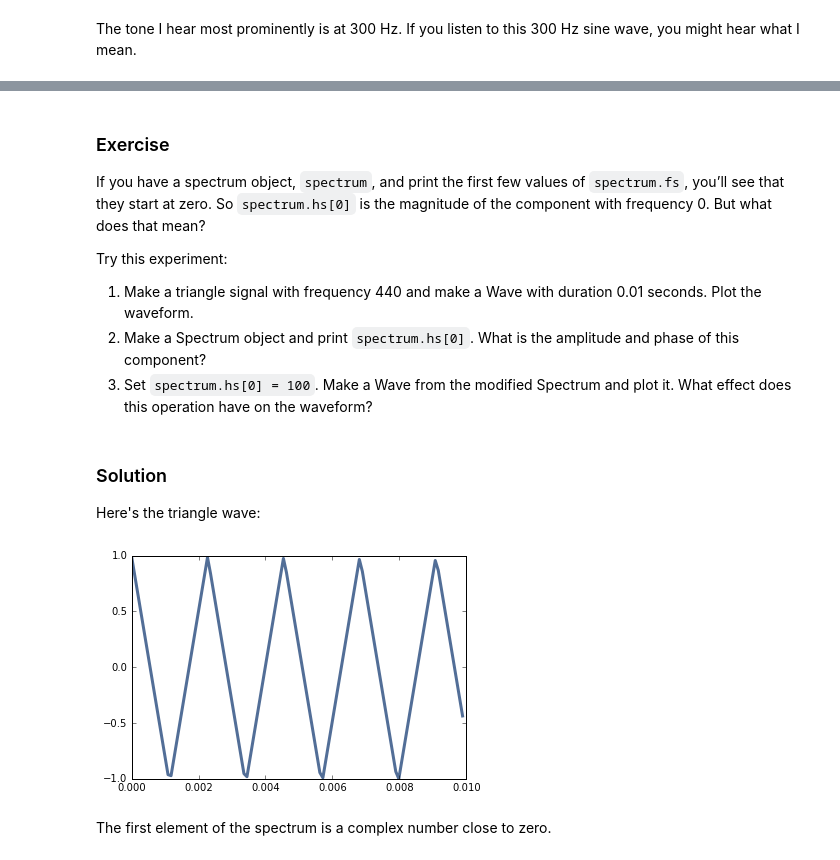
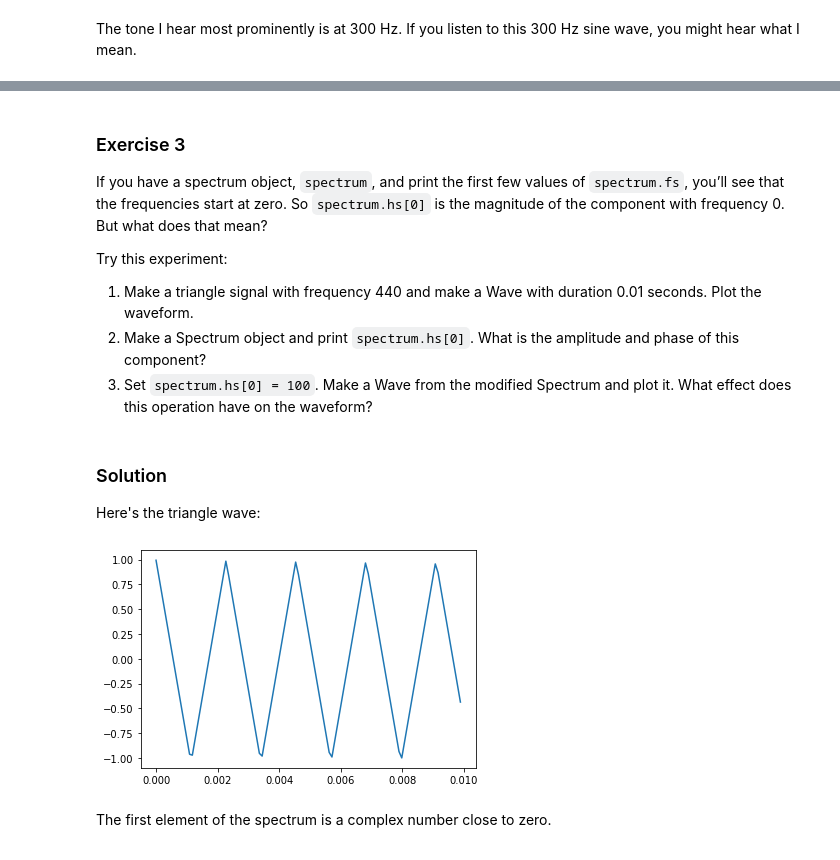
Before and after one commit to AllenDowney/ThinkDSP, a Jupyter notebook: code/chap02soln.ipynb, the cells around one changed output, grey strips where cells are left out. Cells and saved outputs as stored; diff of their text form; code cells hidden in the pictures.

```diff
--- a/code/chap02soln.ipynb
+++ b/code/chap02soln.ipynb
@@ -116,9 +133,9 @@ thinkdsp.SinSignal(300).make_wave(duration=0.5, framerate=10000).make_audio()
 # %% [output]
 [interactive output not drawn]
 # %% [markdown]
-### Exercise
+### Exercise 3
 
-If you have a spectrum object, `spectrum`, and print the first few values of `spectrum.fs`, you’ll see that they start at zero. So `spectrum.hs[0]` is the magnitude of the component with frequency 0. But what does that mean?
+If you have a spectrum object, `spectrum`, and print the first few values of `spectrum.fs`, you’ll see that the frequencies start at zero. So `spectrum.hs[0]` is the magnitude of the component with frequency 0. But what does that mean?
 
 Try this experiment:
 
@@ -130,10 +147,10 @@ Try this experiment:
 
 Here's the triangle wave:
 # %%
-triangle = thinkdsp.TriangleSignal().make_wave(duration=0.01)
+triangle = TriangleSignal().make_wave(duration=0.01)
 triangle.plot()
 # %% [output]
-[figure, old version]
+[figure, new version]
 # %% [markdown]
 The first element of the spectrum is a complex number close to zero.
 # %%
```
Also changed, not shown: parts of 28 cells of this notebook, 1 other file.
